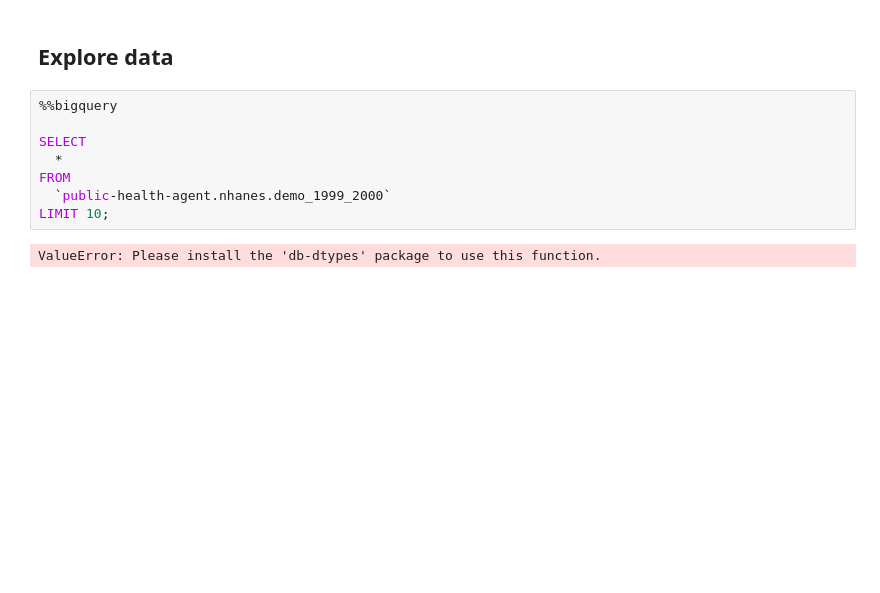
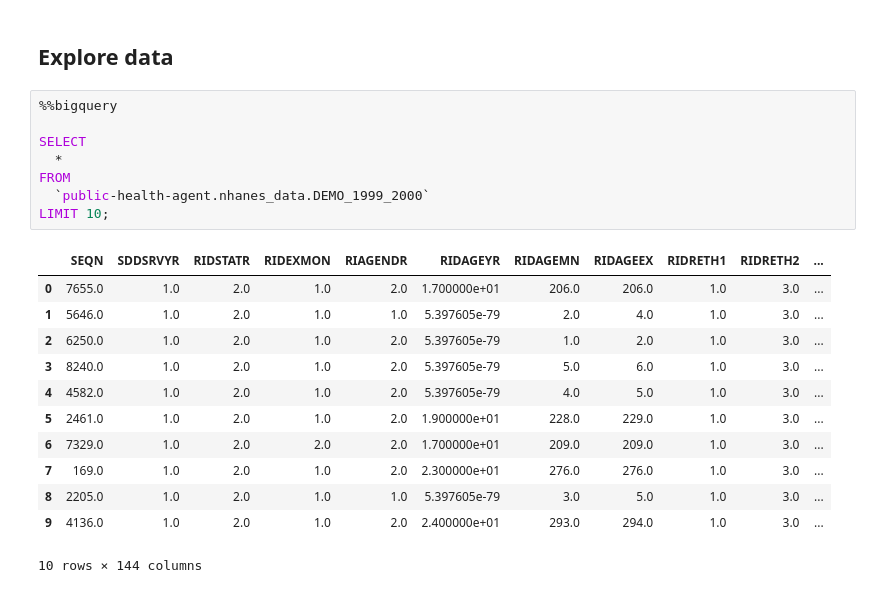
Before and after one commit to Sjnjerak/GCP-Public-Health-Data-Agent, a Jupyter notebook: 1_Exploring_CDC_NHANES_in_colab/Public_Health_Agent_Notebook.ipynb, the cells around one changed output. Cells and saved outputs as stored; diff of their text form; blank space fills up the shorter version.

```diff
--- a/1_Exploring_CDC_NHANES_in_colab/Public_Health_Agent_Notebook.ipynb
+++ b/1_Exploring_CDC_NHANES_in_colab/Public_Health_Agent_Notebook.ipynb
@@ -28,10 +28,21 @@ env: GCLOUD_PROJECT=public-health-agent
 # %%
 %%bigquery
 
 SELECT
   *
 FROM
-  `public-health-agent.nhanes.demo_1999_2000`
+  `public-health-agent.nhanes_data.DEMO_1999_2000`
 LIMIT 10;
 # %% [output]
+|  | SEQN | SDDSRVYR | RIDSTATR | RIDEXMON | RIAGENDR | RIDAGEYR | RIDAGEMN | RIDAGEEX | RIDRETH1 | RIDRETH2 | ... |
+| 0 | 7655.0 | 1.0 | 2.0 | 1.0 | 2.0 | 1.700000e+01 | 206.0 | 206.0 | 1.0 | 3.0 | ... |
+| 1 | 5646.0 | 1.0 | 2.0 | 1.0 | 1.0 | 5.397605e-79 | 2.0 | 4.0 | 1.0 | 3.0 | ... |
+| 2 | 6250.0 | 1.0 | 2.0 | 1.0 | 2.0 | 5.397605e-79 | 1.0 | 2.0 | 1.0 | 3.0 | ... |
+| 3 | 8240.0 | 1.0 | 2.0 | 1.0 | 2.0 | 5.397605e-79 | 5.0 | 6.0 | 1.0 | 3.0 | ... |
+| 4 | 4582.0 | 1.0 | 2.0 | 1.0 | 2.0 | 5.397605e-79 | 4.0 | 5.0 | 1.0 | 3.0 | ... |
+| 5 | 2461.0 | 1.0 | 2.0 | 1.0 | 2.0 | 1.900000e+01 | 228.0 | 229.0 | 1.0 | 3.0 | ... |
+| 6 | 7329.0 | 1.0 | 2.0 | 2.0 | 2.0 | 1.700000e+01 | 209.0 | 209.0 | 1.0 | 3.0 | ... |
+| 7 | 169.0 | 1.0 | 2.0 | 1.0 | 2.0 | 2.300000e+01 | 276.0 | 276.0 | 1.0 | 3.0 | ... |
+| 8 | 2205.0 | 1.0 | 2.0 | 1.0 | 1.0 | 5.397605e-79 | 3.0 | 5.0 | 1.0 | 3.0 | ... |
+| 9 | 4136.0 | 1.0 | 2.0 | 1.0 | 2.0 | 2.400000e+01 | 293.0 | 294.0 | 1.0 | 3.0 | ... |
-ValueError: Please install the 'db-dtypes' package to use this function.
+10 rows × 144 columns
```
Also changed, not shown: 2 other files.
